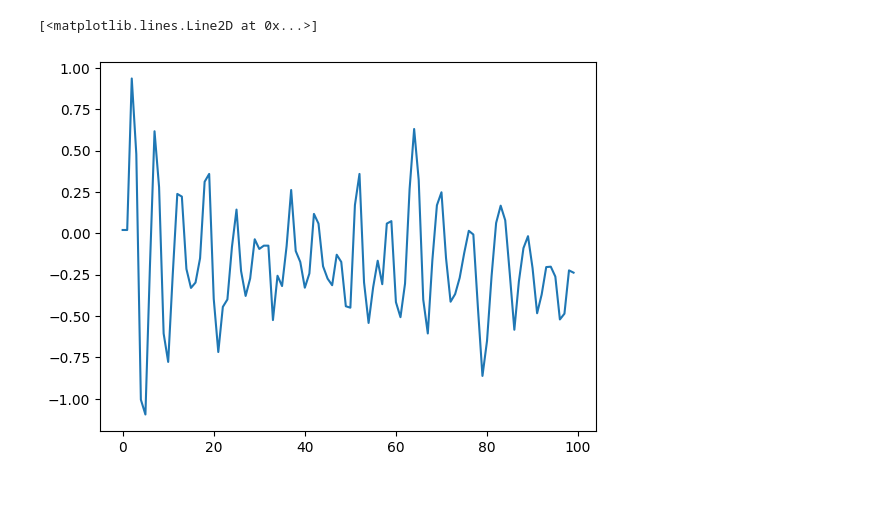
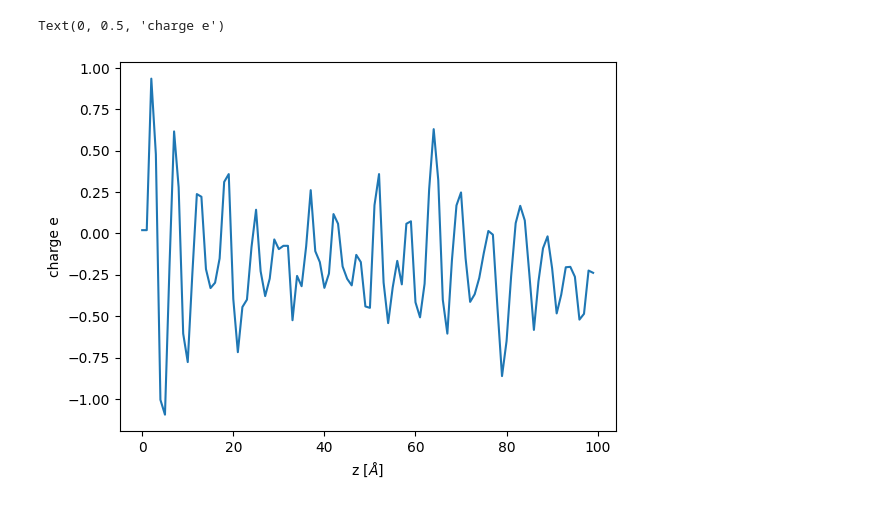
Before and after one commit to Mag-r/ASM, a Jupyter notebook: electro-interfaces/code/dielectric_behavior/analyse_dielectric.ipynb, the cells around one changed output. Cells and saved outputs as stored; diff of their text form; code cells hidden in the pictures.

```diff
--- a/electro-interfaces/code/dielectric_behavior/analyse_dielectric.ipynb
+++ b/electro-interfaces/code/dielectric_behavior/analyse_dielectric.ipynb
@@ -164,6 +164,6 @@ charge on plate is 4.273716935547041, corresponds to an epsilon of 5.73653279939
 # %%
-eField_data = read_file("hilfsmittel/dielectric_behavior/wallcharge_efield_act.lammpstrj")
-noEField_data = read_file("hilfsmittel/dielectric_behavior/wallcharge_efield.lammpstrj")
+eField_data = read_file("wallcharge_efield_act.lammpstrj")
+noEField_data = read_file("wallcharge_efield.lammpstrj")
 # %%
 density,bins=plot_charge_density(eField_data[0],eField_data[1],"E-Field")
 m=polarization_profile(density,bins, "integrated charge density with E-Field")
@@ -176,5 +178,7 @@ plt.legend()
 # %%
 plt.plot(0.02-m+m_zero,label="difference")
+plt.xlabel(r"z [$\AA$]")
+plt.ylabel(r"charge e")
 # %% [output]
-[<matplotlib.lines.Line2D at 0x...>]
+Text(0, 0.5, 'charge e')
-[figure, old version]
+[figure, new version]
```
Also changed, not shown: parts of 4 cells of this notebook, 1 other file.
